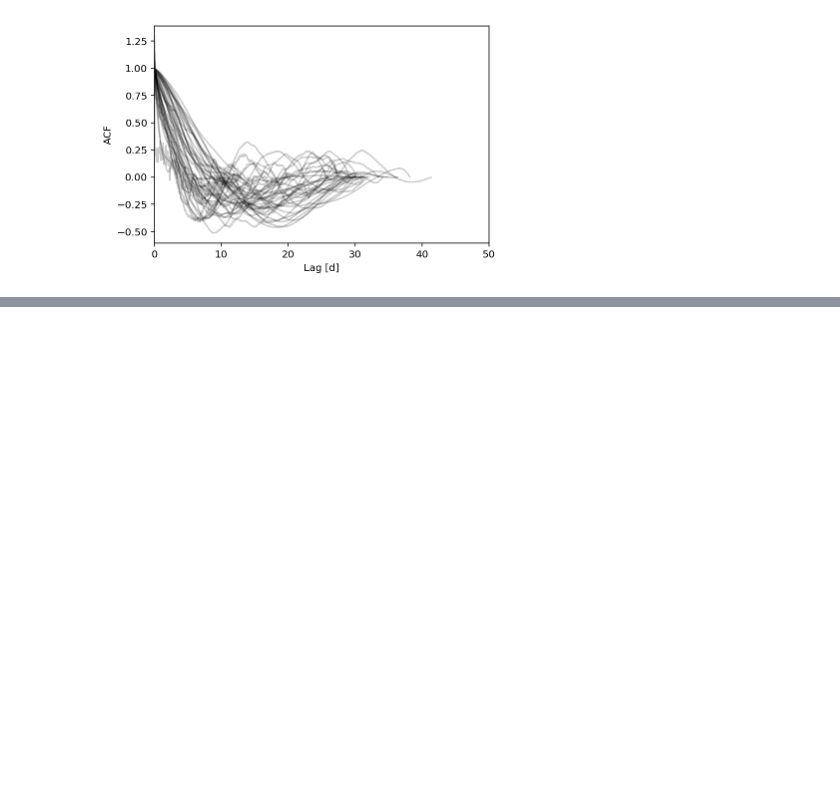
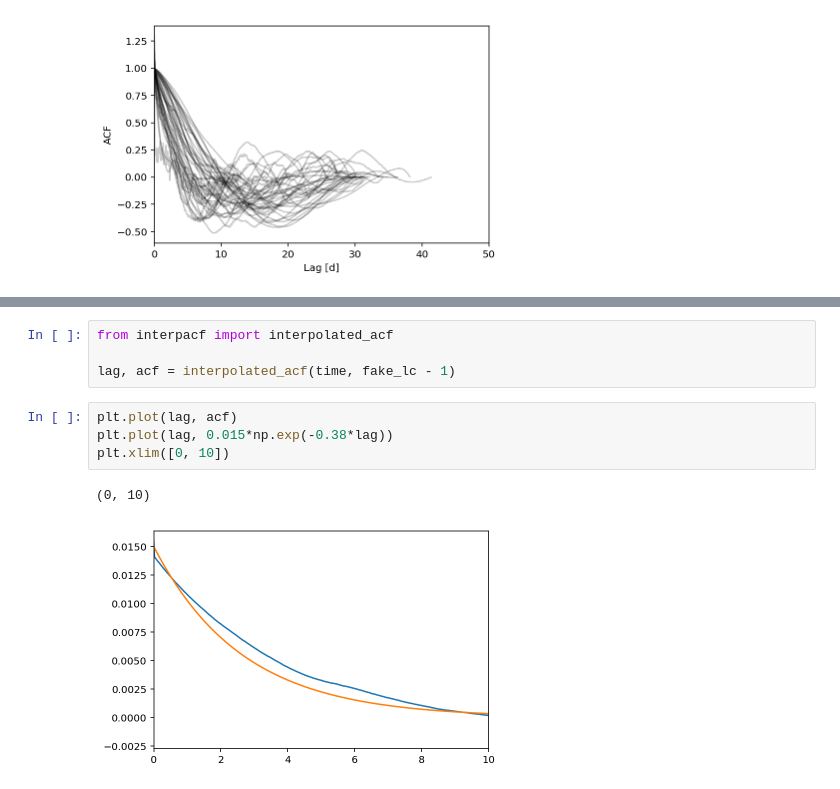
Before and after one commit to bmorris3/libra, a Jupyter notebook: notebooks/k62_acf.ipynb, the cells around one changed output, grey strips where cells are left out. Cells and saved outputs as stored; diff of their text form; blank space fills up the shorter version.

```diff
--- a/notebooks/k62_acf.ipynb
+++ b/notebooks/k62_acf.ipynb
@@ -176,0 +235,11 @@ Exponential term:  0.35424684032895115
+# %%
+from interpacf import interpolated_acf
+
+lag, acf = interpolated_acf(time, fake_lc - 1)
+# %%
+plt.plot(lag, acf)
+plt.plot(lag, 0.015*np.exp(-0.38*lag))
+plt.xlim([0, 10])
+# %% [output]
+(0, 10)
+[figure, added]
```
Also changed, not shown: parts of 5 cells of this notebook.
